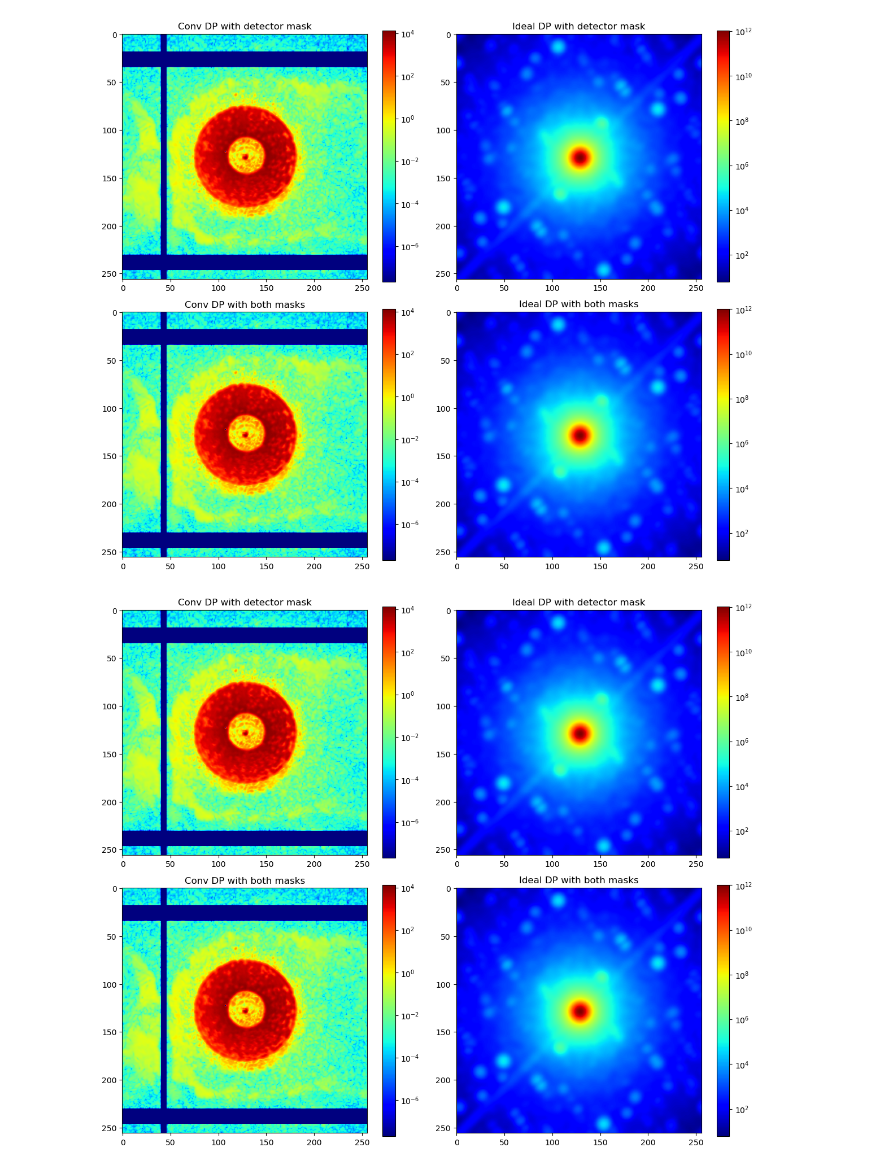
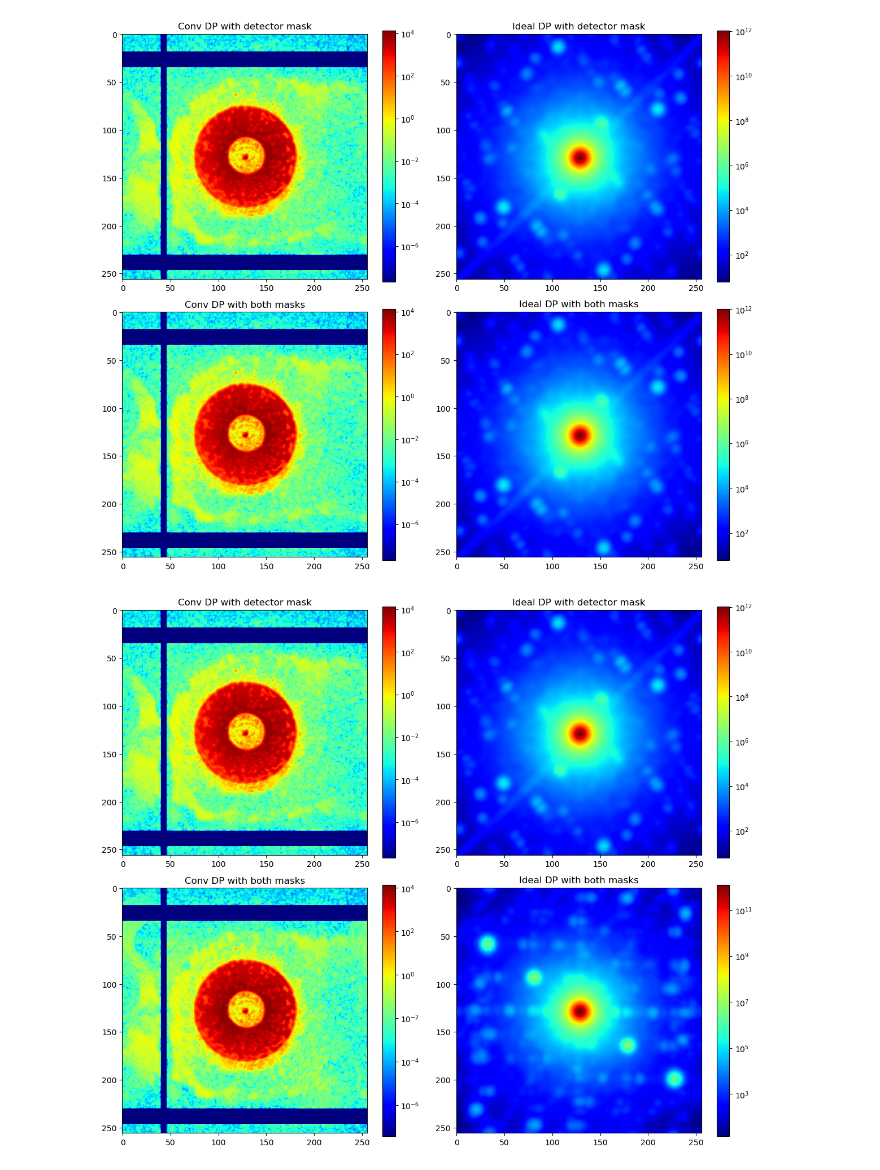
Before and after one commit to jmccourt11/deconvolutionNN, a Jupyter notebook: notebooks/preprocess/normalization ZCB_9.ipynb, the cells around one changed output. Cells and saved outputs as stored; diff of their text form; code cells hidden in the pictures.

```diff
--- a/notebooks/preprocess/normalization ZCB_9.ipynb
+++ b/notebooks/preprocess/normalization ZCB_9.ipynb
@@ -200,7 +199,7 @@ print('Loading data...')
 with h5py.File(output_file, "r") as h5f:
     # Get the keys (dataset names)
     dataset_keys = list(h5f.keys())
-    num_datasets = len(dataset_keys) // 2  # Assuming convDP and pinholeDP pairs
+    num_datasets = len(dataset_keys) //3 #// 2  # Assuming convDP and pinholeDP pairs
     print(f'{num_datasets} diffraction patterns')
     # Initialize empty lists for the data
     conv_DPs = []
@@ -294,30 +293,30 @@ processed_ideal_DPs = np.array(processed_ideal_DPs)
 # %%
 # Visualize the results
 ri = np.random.randint(0, len(processed_conv_DPs))
 fig, ax = plt.subplots(2, 2, figsize=(12, 10))
 
 # Original images with detector mask
 im1 = ax[0, 0].imshow(masked_conv, cmap="jet", norm=colors.LogNorm())
 ax[0, 0].set_title("Conv DP with detector mask")
 plt.colorbar(im1, ax=ax[0, 0])
 
 im2 = ax[0, 1].imshow(masked_ideal, cmap="jet", norm=colors.LogNorm())
 ax[0, 1].set_title("Ideal DP with detector mask")
 plt.colorbar(im2, ax=ax[0, 1])
 
 # Images with both masks
-im3 = ax[1, 0].imshow(processed_conv_DPs[-1], cmap="jet", norm=colors.LogNorm())
+im3 = ax[1, 0].imshow(processed_conv_DPs[ri], cmap="jet", norm=colors.LogNorm())
 ax[1, 0].set_title("Conv DP with both masks")
 plt.colorbar(im3, ax=ax[1, 0])
 
-im4 = ax[1, 1].imshow(processed_ideal_DPs[-1], cmap="jet", norm=colors.LogNorm())
+im4 = ax[1, 1].imshow(processed_ideal_DPs[ri], cmap="jet", norm=colors.LogNorm())
 ax[1, 1].set_title("Ideal DP with both masks")
 plt.colorbar(im4, ax=ax[1, 1])
 
 plt.tight_layout()
 plt.show()
 # %% [output]
-[figure, old version]
+[figure, new version]
 # %%
 # # Deal with detector mask
 # # upper and lower bar bounds for diffraction panels
```
Also changed, not shown: parts of 4 cells of this notebook.
